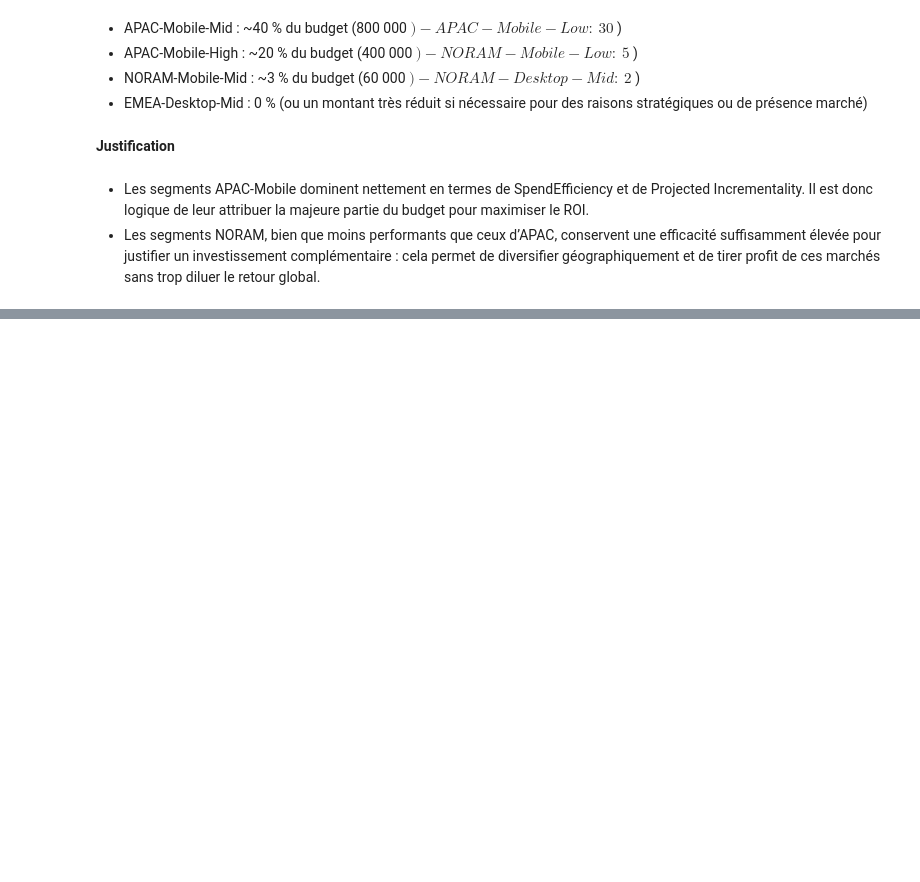
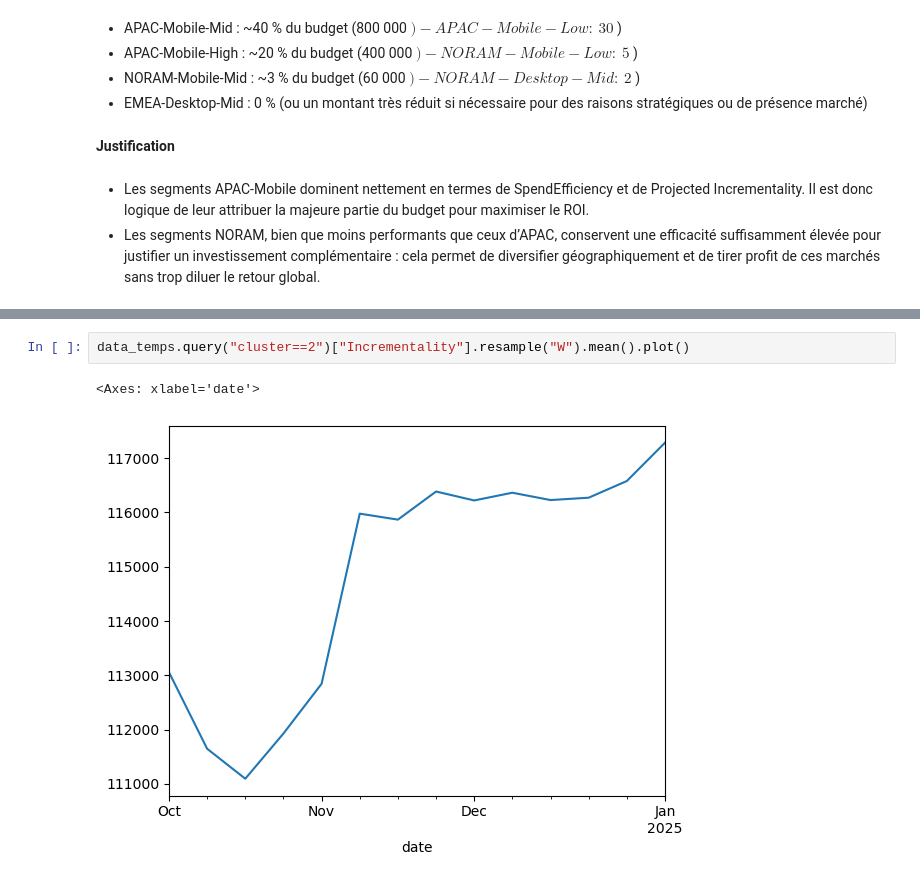
Before and after one commit to Soilah98/Clustering, a Jupyter notebook: Pricing_hotellerie/pricing.ipynb, the cells around one changed output, grey strips where cells are left out. Drawn from its saved outputs; the diff is of its cells as text; blank space fills up the shorter version.

```diff
--- a/Pricing_hotellerie/pricing.ipynb
+++ b/Pricing_hotellerie/pricing.ipynb
@@ -383,0 +405,5 @@ Il est donc logique de leur attribuer la majeure partie du budget pour maximiser
+# %%
+data_temps.query("cluster==2")["Incrementality"].resample("W").mean().plot()
+# %% [output]
+<Axes: xlabel='date'>
+[figure, added]
```
Also changed, not shown: parts of 8 cells of this notebook.
